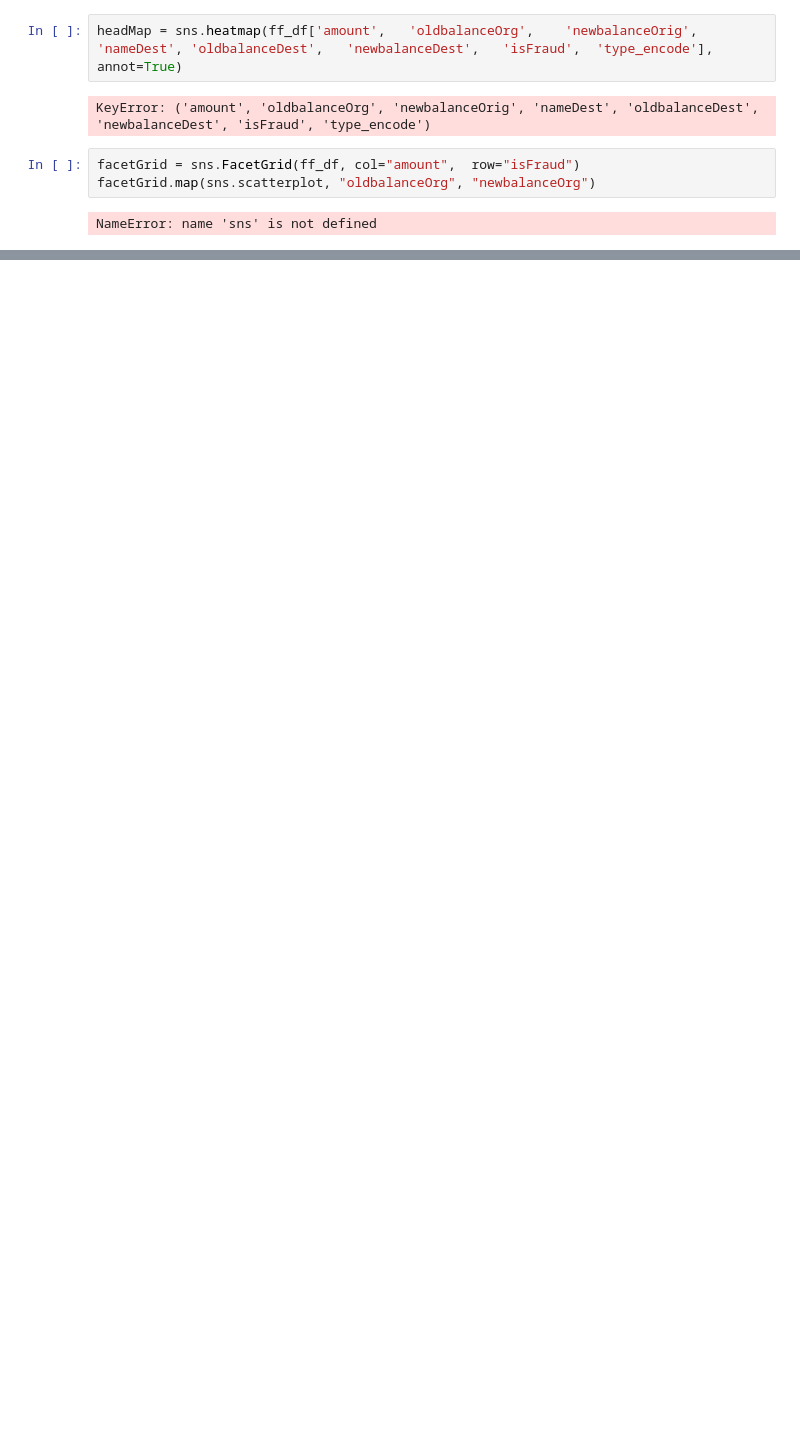
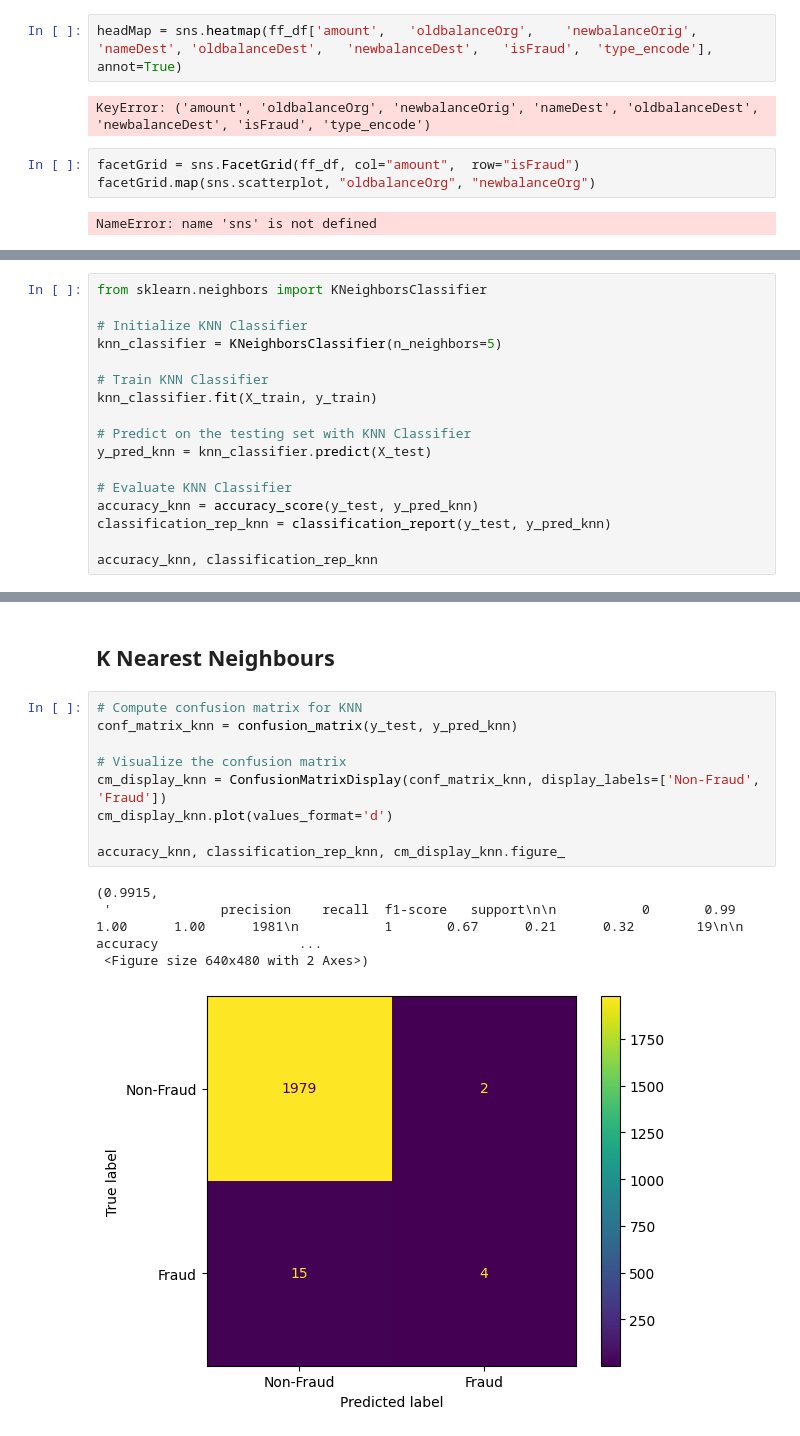
Before and after one commit to Dshah0623/Financial-Fraud-Detection, a Jupyter notebook: FinancialFraudDetection.ipynb, the cells around one changed output, grey strips where cells are left out. Drawn from its saved outputs; the diff is of its cells as text; blank space fills up the shorter version.

```diff
--- a/FinancialFraudDetection.ipynb
+++ b/FinancialFraudDetection.ipynb
@@ -66,0 +134,17 @@ NameError: name 'sns' is not defined
+# %%
+from sklearn.neighbors import KNeighborsClassifier
+
+# Initialize KNN Classifier
+knn_classifier = KNeighborsClassifier(n_neighbors=5)
+
+# Train KNN Classifier
+knn_classifier.fit(X_train, y_train)
+
+# Predict on the testing set with KNN Classifier
+y_pred_knn = knn_classifier.predict(X_test)
+
+# Evaluate KNN Classifier
+accuracy_knn = accuracy_score(y_test, y_pred_knn)
+classification_rep_knn = classification_report(y_test, y_pred_knn)
+
+accuracy_knn, classification_rep_knn
@@ -66,0 +213,16 @@ NameError: name 'sns' is not defined
+# %% [markdown]
+## K Nearest Neighbours
+# %%
+# Compute confusion matrix for KNN
+conf_matrix_knn = confusion_matrix(y_test, y_pred_knn)
+
+# Visualize the confusion matrix
+cm_display_knn = ConfusionMatrixDisplay(conf_matrix_knn, display_labels=['Non-Fraud', 'Fraud'])
+cm_display_knn.plot(values_format='d')
+
+accuracy_knn, classification_rep_knn, cm_display_knn.figure_
+# %% [output]
+(0.9915,
+ '              precision    recall  f1-score   support\n\n           0       0.99      1.00      1.00      1981\n           1       0.67      0.21      0.32        19\n\n    accuracy                  ...
+ <Figure size 640x480 with 2 Axes>)
+[figure, added]
```
Also changed, not shown: parts of 23 cells of this notebook.
